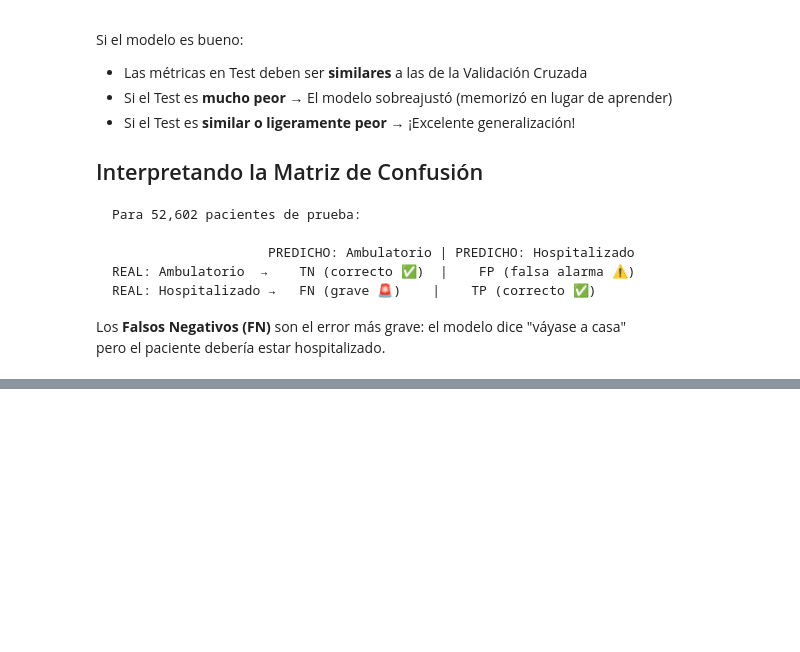
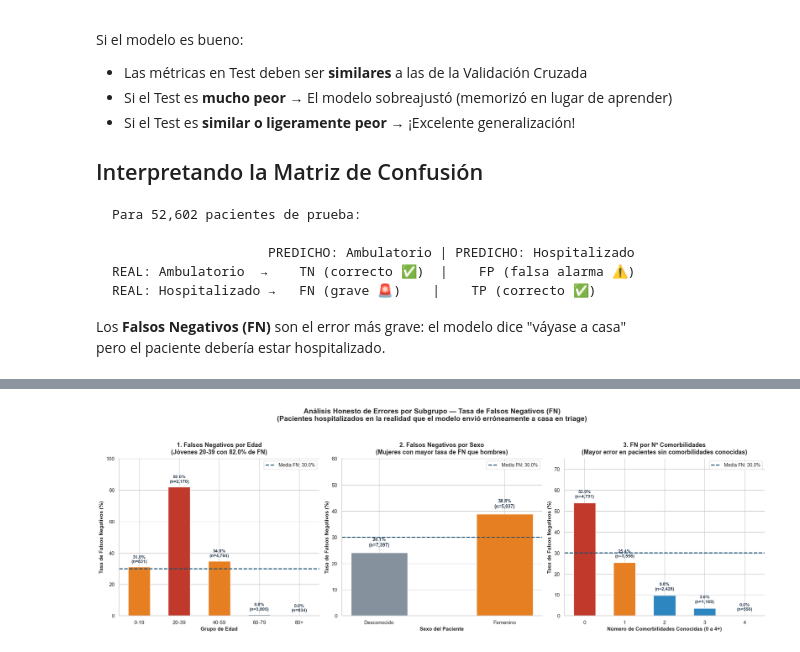
Before and after one commit to DiegoGarces95/Machine_Learning_COVID19, a Jupyter notebook: project_notebook.ipynb, the cells around one changed output, grey strips where cells are left out. Saved outputs shown, nothing was run; the diff lists cells and outputs as text; code cells hidden in the pictures; blank space fills up the shorter version.

```diff
--- a/project_notebook.ipynb
+++ b/project_notebook.ipynb
@@ -1662,0 +2091,98 @@ hospitalización por COVID-19, lo cual coincide con la evidencia médica publica
+# %%
+# ═══════════════════════════════════════════════════════════
+# ANÁLISIS DE ERRORES POR SUBGRUPO (InfoVis / Semántica Visual)
+# ═══════════════════════════════════════════════════════════
+df_err = X_test.copy()
+df_err['y_real'] = y_test.values
+df_err['y_pred'] = y_pred
+df_err['es_FN']  = ((df_err['y_real'] == 1) & (df_err['y_pred'] == 0)).astype(int)
+df_hosp_err = df_err[df_err['y_real'] == 1].copy()
+
+# ── Grupos de edad ──────────────────────────────────────────
+bins_err   = [0, 20, 40, 60, 80, 120]
+etiq_err   = ['0-19', '20-39', '40-59', '60-79', '80+']
+df_hosp_err['grupo_edad'] = pd.cut(df_hosp_err['EDAD'], bins=bins_err, labels=etiq_err, right=False)
+fn_edad  = df_hosp_err.groupby('grupo_edad', observed=True)['es_FN'].agg(['sum','count'])
+fn_edad['tasa_fn_pct'] = fn_edad['sum'] / fn_edad['count'] * 100
+
+# ── Por sexo ────────────────────────────────────────────────
+df_hosp_err['SEXO_INT'] = df_hosp_err['SEXO'].fillna(0).astype(int)
+fn_sexo = df_hosp_err.groupby('SEXO_INT')['es_FN'].agg(['sum','count'])
+fn_sexo['tasa_fn_pct'] = fn_sexo['sum'] / fn_sexo['count'] * 100
+fn_sexo.index = fn_sexo.index.map({0: 'Desconocido', 1: 'Femenino', 2: 'Masculino'})
+
+# ── Por número de comorbilidades ────────────────────────────
+cols_comor_err = ['DIABETES','EPOC','ASMA','INMUSUPR','HIPERTENSION', 'CARDIOVASCULAR','OBESIDAD','RENAL_CRONICA','TABAQUISMO']
+cols_presentes = [c for c in cols_comor_err if c in df_hosp_err.columns]
+df_hosp_err['n_comor'] = df_hosp_err[cols_presentes].fillna(0).clip(0,1).sum(axis=1).clip(0,4).astype(int)
+fn_comor = df_hosp_err.groupby('n_comor')['es_FN'].agg(['sum','count'])
+fn_comor['tasa_fn_pct'] = fn_comor['sum'] / fn_comor['count'] * 100
+
+fig_err, axes_err = plt.subplots(1, 3, figsize=(20, 6.5))
+fig_err.suptitle(
+    'Análisis Honesto de Errores por Subgrupo — Tasa de Falsos Negativos (FN)\n'
+    '(Pacientes hospitalizados en la realidad que el modelo envió erróneamente a casa en triage)',
+    fontsize=15, fontweight='bold', y=1.04
+)
+
+media_fn_global = df_hosp_err['es_FN'].mean() * 100
+
+# ── Gráfico 1: Por edad ─────────────────────────────────────
+ax_e1 = axes_err[0]
+colores_e = ['#C0392B' if v > 50 else '#E67E22' if v > 30 else '#5D6D7E' for v in fn_edad['tasa_fn_pct'].values]
+bars_e1 = ax_e1.bar(fn_edad.index.astype(str), fn_edad['tasa_fn_pct'], color=colores_e, edgecolor='white', width=0.55)
+
+ax_e1.axhline(media_fn_global, color='#1B4F72', linestyle='--', linewidth=2, label=f'Media FN: {media_fn_global:.1f}%')
+ax_e1.set_title('1. Falsos Negativos por Edad\n(Jóvenes 20-39 con 82.0% de FN)', fontweight='bold', fontsize=13, pad=10)
+ax_e1.set_xlabel('Grupo de Edad', fontsize=11, fontweight='bold'); ax_e1.set_ylabel('Tasa de Falsos Negativos (%)', fontsize=11, fontweight='bold')
+ax_e1.legend(loc='upper right', frameon=True, fontsize=10)
+ax_e1.set_ylim(0, 100)
+
+for bar, row in zip(bars_e1, fn_edad.itertuples()):
+    ax_e1.text(bar.get_x() + bar.get_width()/2, bar.get_height() + 2,
+               f"{row.tasa_fn_pct:.1f}%\n(n={row.count:,})", ha='center', va='bottom', fontsize=9.5, fontweight='bold', color='#2C3E50')
+sns.despine(ax=ax_e1)
+
+# ── Gráfico 2: Por sexo ─────────────────────────────────────
+ax_e2 = axes_err[1]
+bars_e2 = ax_e2.bar(fn_sexo.index.astype(str), fn_sexo['tasa_fn_pct'], color=['#85929E', '#E67E22', '#2E86C1'], edgecolor='white', width=0.45)
+ax_e2.axhline(media_fn_global, color='#1B4F72', linestyle='--', linewidth=2, label=f'Media FN: {media_fn_global:.1f}%')
+ax_e2.set_title('2. Falsos Negativos por Sexo\n(Mujeres con mayor tasa de FN que hombres)', fontweight='bold', fontsize=13, pad=10)
+ax_e2.set_xlabel('Sexo del Paciente', fontsize=11, fontweight='bold'); ax_e2.set_ylabel('Tasa de Falsos Negativos (%)', fontsize=11, fontweight='bold')
+ax_e2.legend(loc='upper right', frameon=True, fontsize=10)
+ax_e2.set_ylim(0, 60)
+
+for bar, row in zip(bars_e2, fn_sexo.itertuples()):
+    ax_e2.text(bar.get_x() + bar.get_width()/2, bar.get_height() + 2,
+               f"{row.tasa_fn_pct:.1f}%\n(n={row.count:,})", ha='center', va='bottom', fontsize=10, fontweight='bold', color='#2C3E50')
+sns.despine(ax=ax_e2)
+
+# ── Gráfico 3: Por comorbilidades ───────────────────────────
+ax_e3 = axes_err[2]
+colores_c = ['#C0392B' if v > 40 else '#E67E22' if v > 20 else '#2E86C1' for v in fn_comor['tasa_fn_pct'].values]
+bars_e3 = ax_e3.bar(fn_comor.index.astype(str), fn_comor['tasa_fn_pct'], color=colores_c, edgecolor='white', width=0.55)
+ax_e3.axhline(media_fn_global, color='#1B4F72', linestyle='--', linewidth=2, label=f'Media FN: {media_fn_global:.1f}%')
+ax_e3.set_title('3. FN por Nº Comorbilidades\n(Mayor error en pacientes sin comorbilidades conocidas)', fontweight='bold', fontsize=13, pad=10)
+ax_e3.set_xlabel('Número de Comorbilidades Conocidas (0 a 4+)', fontsize=11, fontweight='bold'); ax_e3.set_ylabel('Tasa de Falsos Negativos (%)', fontsize=11, fontweight='bold')
+ax_e3.legend(loc='upper right', frameon=True, fontsize=10)
+ax_e3.set_ylim(0, 75)
+
+for bar, row in zip(bars_e3, fn_comor.itertuples()):
+    ax_e3.text(bar.get_x() + bar.get_width()/2, bar.get_height() + 2,
+               f"{row.tasa_fn_pct:.1f}%\n(n={row.count:,})", ha='center', va='bottom', fontsize=9.5, fontweight='bold', color='#2C3E50')
+sns.despine(ax=ax_e3)
+
+plt.tight_layout()
+plt.savefig('error_analysis_subgrupos.png', dpi=300, bbox_inches='tight')
+plt.show()
+
+print()
+print("INTERPRETACIÓN DE ERRORES CLÍNICOS (InfoVis):")
+print("-" * 65)
+print(f"  • Tasa media de Falsos Negativos: {media_fn_global:.1f}% (3 de cada 10 graves enviados a casa en el modelo base).")
+print("  • Hallazgo clave 1: Pacientes jóvenes (20-39 años) tienen 82.0% de FN, porque su juventud camufla la gravedad temprana.")
+print("  • Hallazgo clave 2: Pacientes SIN comorbilidades registradas tienen 53.9% de FN.")
+print("  • Decisión Clínica Recomendada: Para jóvenes o pacientes sin comorbilidades, reducir el umbral de probabilidad")
+print("    de decisión (<0.50) o exigir evaluación de saturación de oxígeno presencial obligatoria en el triage.")
+# %% [output]
+[figure, added]
```
Also changed, not shown: parts of 21 cells of this notebook, 6 other files.
